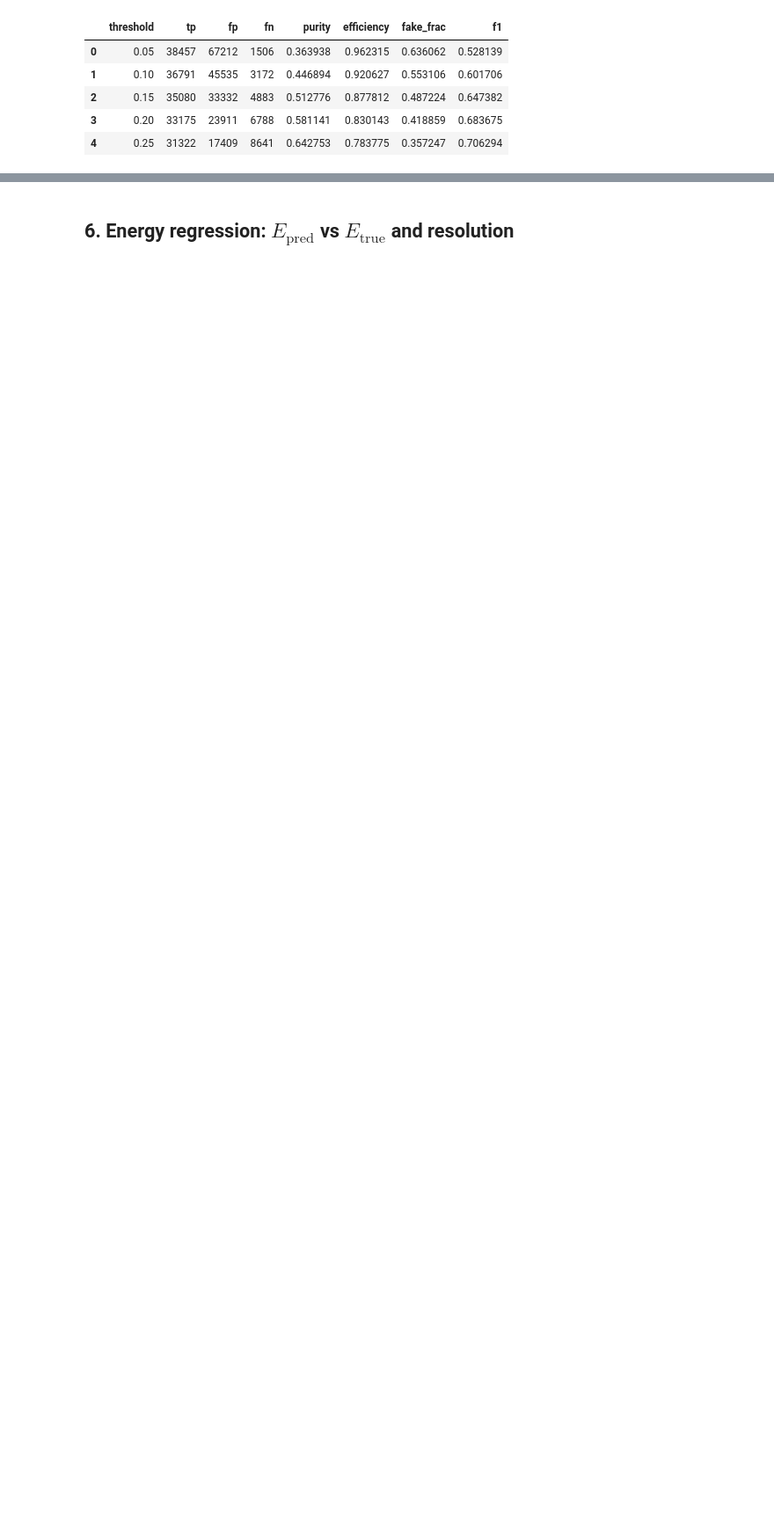
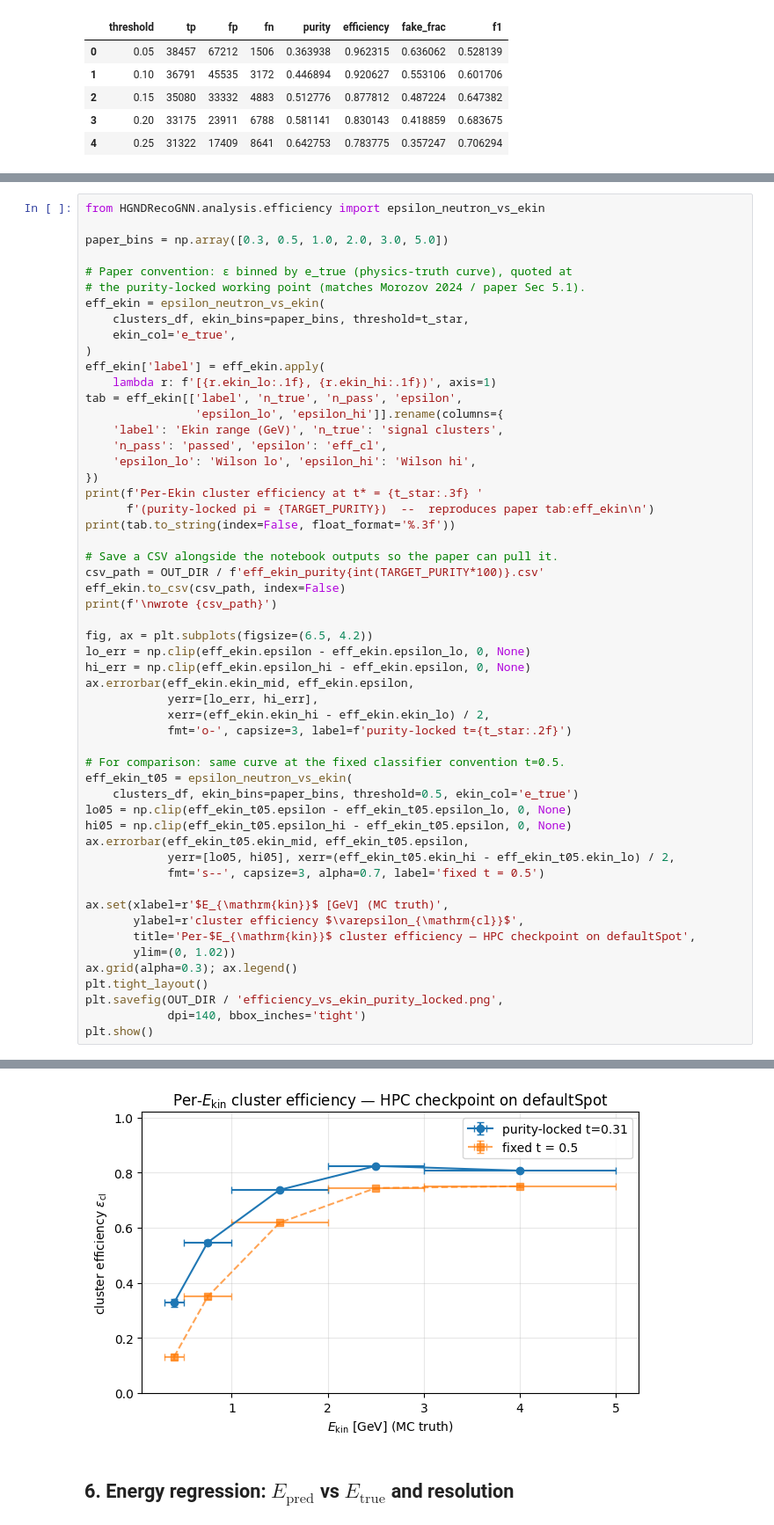
Before and after one commit to voboch/HGNDRecoGNN, a Jupyter notebook: notebooks/evaluate_hpc_checkpoint.ipynb, the cells around one changed output, grey strips where cells are left out. Shown at 88% size. Cells and saved outputs as stored; diff of their text form; blank space fills up the shorter version.

```diff
--- a/notebooks/evaluate_hpc_checkpoint.ipynb
+++ b/notebooks/evaluate_hpc_checkpoint.ipynb
@@ -242,0 +291,55 @@ per-event detection eff (t=0.5) : 0.7439
+# %%
+from HGNDRecoGNN.analysis.efficiency import epsilon_neutron_vs_ekin
+
+paper_bins = np.array([0.3, 0.5, 1.0, 2.0, 3.0, 5.0])
+
+# Paper convention: ε binned by e_true (physics-truth curve), quoted at
+# the purity-locked working point (matches Morozov 2024 / paper Sec 5.1).
+eff_ekin = epsilon_neutron_vs_ekin(
+    clusters_df, ekin_bins=paper_bins, threshold=t_star,
+    ekin_col='e_true',
+)
+eff_ekin['label'] = eff_ekin.apply(
+    lambda r: f'[{r.ekin_lo:.1f}, {r.ekin_hi:.1f})', axis=1)
+tab = eff_ekin[['label', 'n_true', 'n_pass', 'epsilon',
+                'epsilon_lo', 'epsilon_hi']].rename(columns={
+    'label': 'Ekin range (GeV)', 'n_true': 'signal clusters',
+    'n_pass': 'passed', 'epsilon': 'eff_cl',
+    'epsilon_lo': 'Wilson lo', 'epsilon_hi': 'Wilson hi',
+})
+print(f'Per-Ekin cluster efficiency at t* = {t_star:.3f} '
+      f'(purity-locked pi = {TARGET_PURITY})  --  reproduces paper tab:eff_ekin\n')
+print(tab.to_string(index=False, float_format='%.3f'))
+
+# Save a CSV alongside the notebook outputs so the paper can pull it.
+csv_path = OUT_DIR / f'eff_ekin_purity{int(TARGET_PURITY*100)}.csv'
+eff_ekin.to_csv(csv_path, index=False)
+print(f'\nwrote {csv_path}')
+
+fig, ax = plt.subplots(figsize=(6.5, 4.2))
+lo_err = np.clip(eff_ekin.epsilon - eff_ekin.epsilon_lo, 0, None)
+hi_err = np.clip(eff_ekin.epsilon_hi - eff_ekin.epsilon, 0, None)
+ax.errorbar(eff_ekin.ekin_mid, eff_ekin.epsilon,
+            yerr=[lo_err, hi_err],
+            xerr=(eff_ekin.ekin_hi - eff_ekin.ekin_lo) / 2,
+            fmt='o-', capsize=3, label=f'purity-locked t={t_star:.2f}')
+
+# For comparison: same curve at the fixed classifier convention t=0.5.
+eff_ekin_t05 = epsilon_neutron_vs_ekin(
+    clusters_df, ekin_bins=paper_bins, threshold=0.5, ekin_col='e_true')
+lo05 = np.clip(eff_ekin_t05.epsilon - eff_ekin_t05.epsilon_lo, 0, None)
+hi05 = np.clip(eff_ekin_t05.epsilon_hi - eff_ekin_t05.epsilon, 0, None)
+ax.errorbar(eff_ekin_t05.ekin_mid, eff_ekin_t05.epsilon,
+            yerr=[lo05, hi05], xerr=(eff_ekin_t05.ekin_hi - eff_ekin_t05.ekin_lo) / 2,
+            fmt='s--', capsize=3, alpha=0.7, label='fixed t = 0.5')
+
+ax.set(xlabel=r'$E_{\mathrm{kin}}$ [GeV] (MC truth)',
+       ylabel=r'cluster efficiency $\varepsilon_{\mathrm{cl}}$',
+       title='Per-$E_{\mathrm{kin}}$ cluster efficiency — HPC checkpoint on defaultSpot',
+       ylim=(0, 1.02))
+ax.grid(alpha=0.3); ax.legend()
+plt.tight_layout()
+plt.savefig(OUT_DIR / 'efficiency_vs_ekin_purity_locked.png',
+            dpi=140, bbox_inches='tight')
+plt.show()
+# %% [output]
@@ -243,3 +356,4 @@ per-event detection eff (t=0.5) : 0.7439
+[figure, added]
 # %% [markdown]
 ## 6. Energy regression: $E_{\mathrm{pred}}$ vs $E_{\mathrm{true}}$ and resolution
 # %%
```
Also changed, not shown: parts of 5 cells of this notebook, 4 other files.
